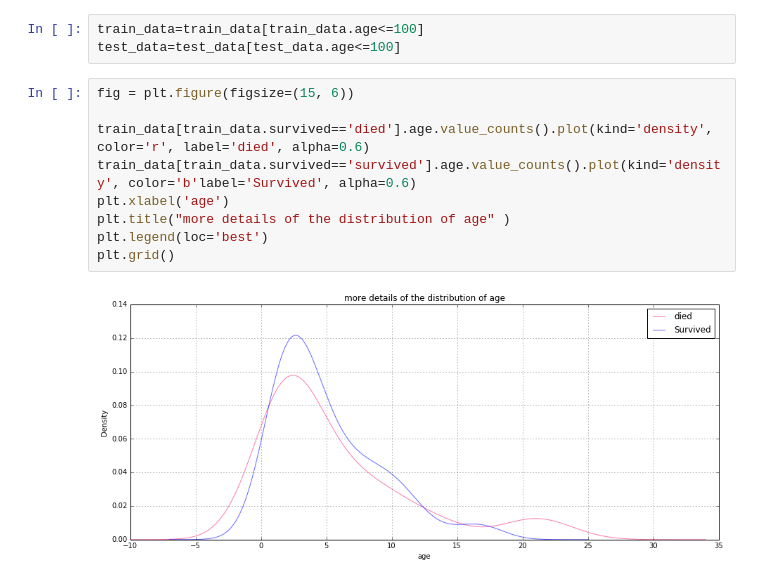
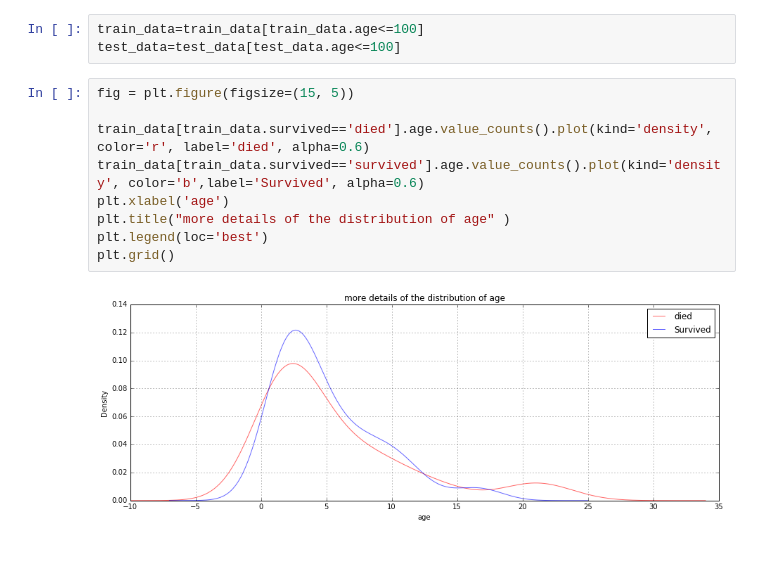
Before and after one commit to tiandiao123/the-sinking-of-RMS-Titanic-, a Jupyter notebook: Titanic Survey.ipynb, the cells around one changed output. Drawn from its saved outputs; the diff is of its cells as text; blank space fills up the shorter version.

```diff
--- a/Titanic Survey.ipynb
+++ b/Titanic Survey.ipynb
@@ -142,13 +142,13 @@ plt.grid()
 train_data=train_data[train_data.age<=100]
 test_data=test_data[test_data.age<=100]
 # %%
-fig = plt.figure(figsize=(15, 6))
+fig = plt.figure(figsize=(15, 5))
 
 train_data[train_data.survived=='died'].age.value_counts().plot(kind='density', color='r', label='died', alpha=0.6)
-train_data[train_data.survived=='survived'].age.value_counts().plot(kind='density', color='b'label='Survived', alpha=0.6)
+train_data[train_data.survived=='survived'].age.value_counts().plot(kind='density', color='b',label='Survived', alpha=0.6)
 plt.xlabel('age')
 plt.title("more details of the distribution of age" )
 plt.legend(loc='best')
 plt.grid()
 # %% [output]
-[figure, old version]
+[figure, new version]
```
